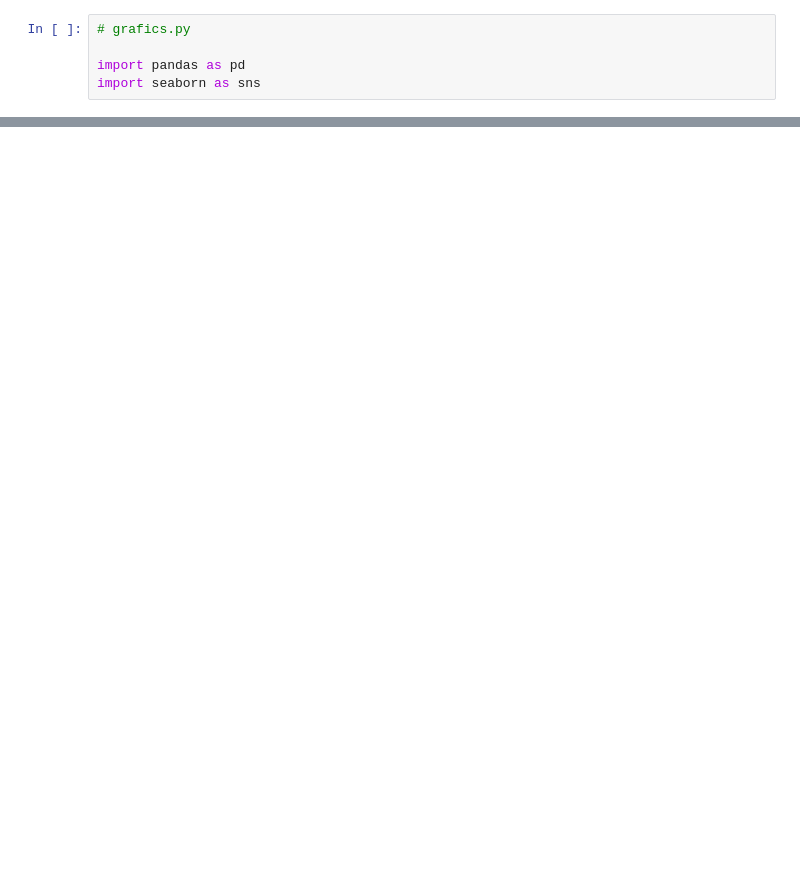
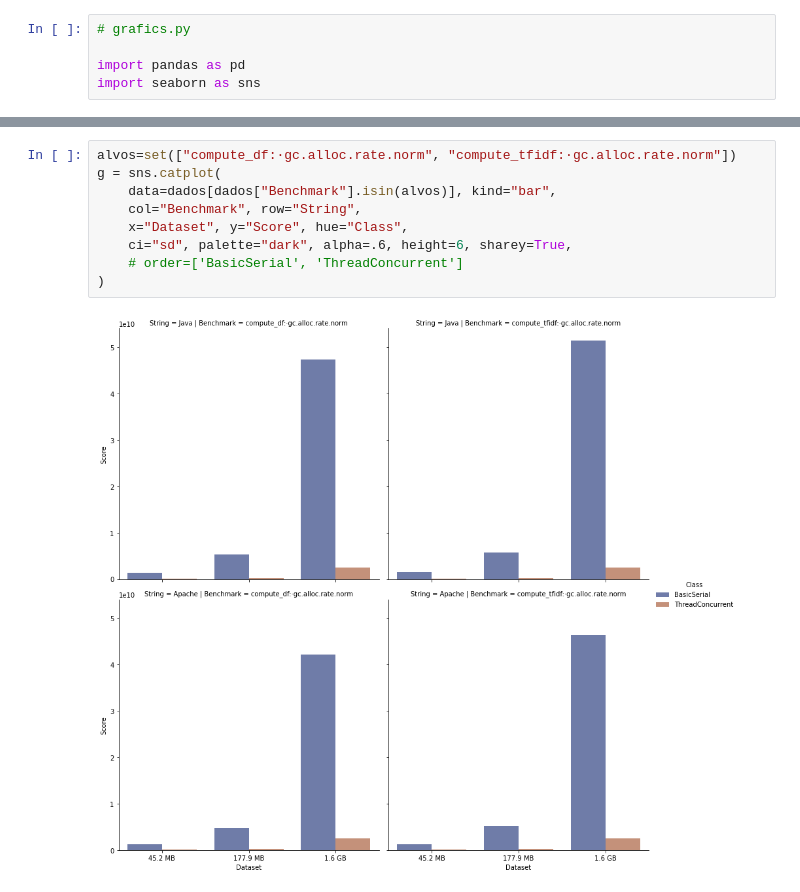
Before and after one commit to JohnVithor/TFiDF-Concorrente, a Jupyter notebook: comparator/grafics.ipynb, the cells around one changed output, grey strips where cells are left out. Saved outputs shown, nothing was run; the diff lists cells and outputs as text; blank space fills up the shorter version.

```diff
--- a/comparator/grafics.ipynb
+++ b/comparator/grafics.ipynb
@@ -65,0 +98,11 @@ g = sns.catplot(
+# %%
+alvos=set(["compute_df:·gc.alloc.rate.norm", "compute_tfidf:·gc.alloc.rate.norm"])
+g = sns.catplot(
+    data=dados[dados["Benchmark"].isin(alvos)], kind="bar",
+    col="Benchmark", row="String",
+    x="Dataset", y="Score", hue="Class",
+    ci="sd", palette="dark", alpha=.6, height=6, sharey=True,
+    # order=['BasicSerial', 'ThreadConcurrent']
+)
+# %% [output]
+[figure, added]
```
Also changed, not shown: parts of 4 cells of this notebook, 4 other files.
